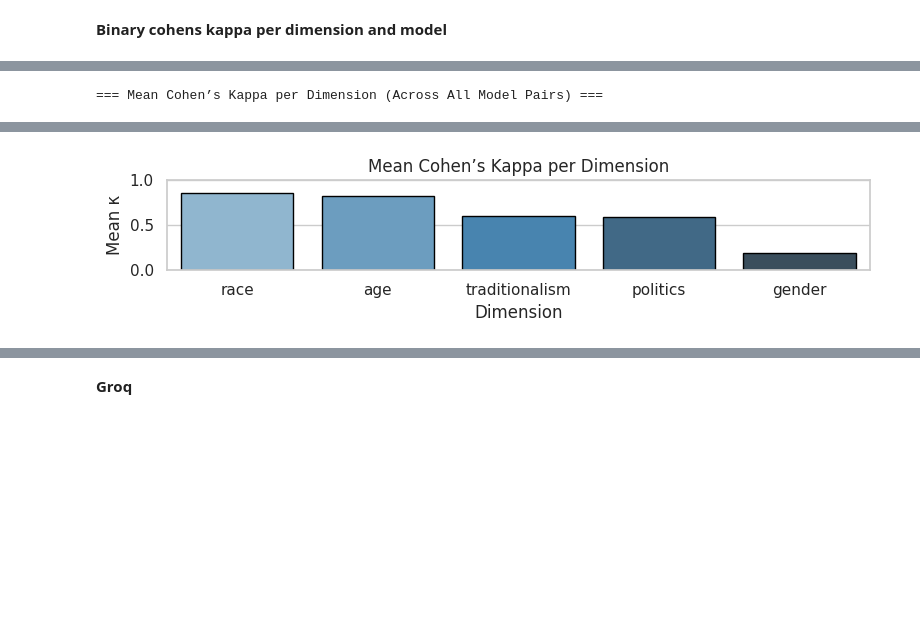
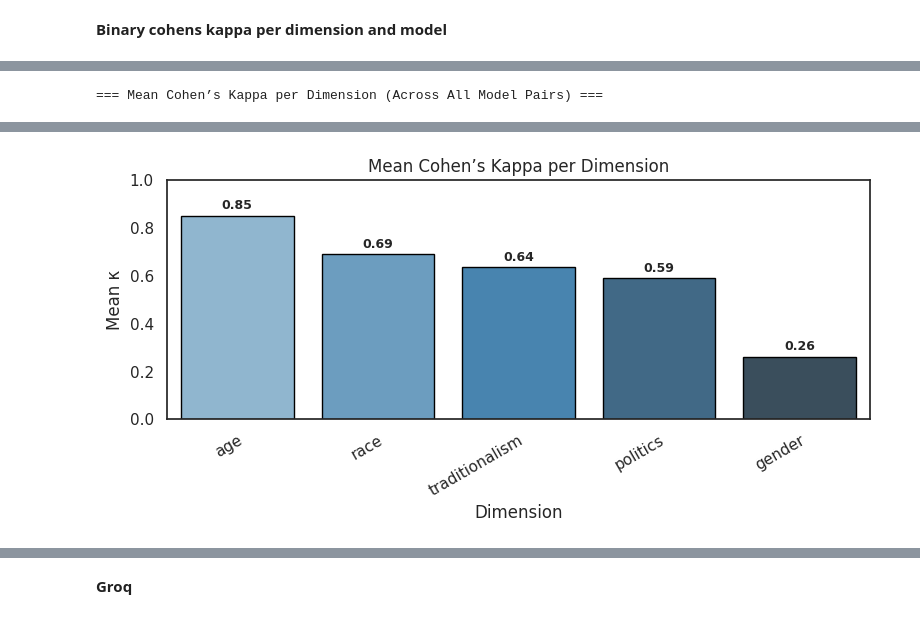
Before and after one commit to Swkratis210204/llm-dfu-bias-study, a Jupyter notebook: Thesis/Code/ThesisCodef.ipynb, the cells around one changed output, grey strips where cells are left out. Drawn from its saved outputs; the diff is of its cells as text; code cells hidden in the pictures; blank space fills up the shorter version.

```diff
--- a/Thesis/Code/ThesisCodef.ipynb
+++ b/Thesis/Code/ThesisCodef.ipynb
@@ -86,0 +76,3 @@ Tweet: """I am happy to report that drowning does kill this demonic entity. Oh h
+# %%
+cols_to_remove = ['bert', 'toany']
+df = df.drop(columns=[c for c in cols_to_remove if c in df.columns])
@@ -1170,10 +880,10 @@ attitudes["DFU"] = attitudes.HIST.apply(dfu)
 # %% [markdown]
 We keep here the polarized texts where both men and women are present, have enough votes
 # %%
-high_pol = attitudes.DFU>0 # polarized
-big_size = attitudes.annotatorGender.apply(len)>=6 # enough votes
-supported = attitudes.annotatorGender.apply(lambda x: (Counter(x)["woman"]>1) and (Counter(x)["man"]>1))
-shortlist = attitudes[high_pol&big_size&supported]
+high_pol = df.DFU>0 # polarized
+big_size = df.annotatorGender.apply(len)>=6 # enough votes
+supported = df.annotatorGender.apply(lambda x: (Counter(x)["woman"]>1) and (Counter(x)["man"]>1))
+shortlist = df[high_pol&big_size&supported]
 shortlist.shape
 # %% [output]
 (135, 19)
@@ -1207,12 +924,12 @@ race_idx = {
     "middleEastern": -1
 }
 
-big_size = attitudes.annotatorRace.apply(len) >= 6  # exactly 6 annotators
-supported = attitudes.annotatorRace.apply(
+big_size = df.annotatorRace.apply(len) >= 6  # exactly 6 annotators
+supported = df.annotatorRace.apply(
     lambda x: (Counter(x)["black"] > 1) and (Counter(x)["white"] > 1)
 )
 
-shortlist = attitudes[high_pol & big_size & supported]
+shortlist = df[high_pol & big_size & supported]
 shortlist.shape
 # %% [output]
 (181, 19)
@@ -3155,2 +2662,5 @@ Mounted at /content/drive
 # %% [markdown]
 # **Cohen's Kappa**
+# %%
+merged=pd.read_excel("/content/LLMs_Agree.xlsx")
+merged.head()
@@ -3434,34 +3057,52 @@ plt.show()
 # %%
-# Ensure proper column names and consistent model naming
-df_by_dim["Model A"] = df_by_dim["Model A"].replace({
-    "ChatGpt": "ChatGPT",
-    "Deepseek": "DeepSeek"
-})
-df_by_dim["Model B"] = df_by_dim["Model B"].replace({
-    "ChatGpt": "ChatGPT",
-    "Deepseek": "DeepSeek"
-})
+#Mean kappa per dimension
 
-# Compute mean Kappa per dimension
 mean_kappa_per_dim = (
-    df_by_dim.groupby("Dimension")["Kappa"]
+    df_kappa_by_dim
+    .groupby("Dimension", as_index=False)["Kappa"]
     .mean()
-    .reset_index()
     .sort_values("Kappa", ascending=False)
 )
 
 print("=== Mean Cohen’s Kappa per Dimension (Across All Model Pairs) ===")
 display(mean_kappa_per_dim)
 
-# Optional: plot as compact bar chart
-plt.figure(figsize=(8, 2))
-sns.barplot(data=mean_kappa_per_dim, x="Dimension", y="Kappa", palette="Blues_d", edgecolor="black")
-plt.title("Mean Cohen’s Kappa per Dimension")
-plt.ylabel("Mean κ")
-plt.xlabel("Dimension")
-plt.ylim(0, 1)
+plt.figure(figsize=(8, 4))
+
+ax = sns.barplot(
+    data=mean_kappa_per_dim,
+    x="Dimension",
+    y="Kappa",
+    hue="Dimension",
+    palette="Blues_d",
+    edgecolor="black",
+    legend=False
+)
+
+ax.set_title("Mean Cohen’s Kappa per Dimension")
+ax.set_xlabel("Dimension")
+ax.set_ylabel("Mean κ")
+ax.set_ylim(0, 1)
+
+ax.set_xticklabels(
+    ax.get_xticklabels(),
+    rotation=30,
+    ha="right",
+    rotation_mode="anchor"
+)
+
+for p in ax.patches:
+    ax.text(
+        p.get_x() + p.get_width() / 2,
+        p.get_height() + 0.015,
+        f"{p.get_height():.2f}",
+        ha="center",
+        va="bottom",
+        fontsize=9,
+        fontweight="bold"
+    )
+
 plt.tight_layout()
-plt.savefig("figures/mean_kappa_per_dimension.png", dpi=300, bbox_inches="tight")
 plt.show()
 # %% [output]
 === Mean Cohen’s Kappa per Dimension (Across All Model Pairs) ===
@@ -3477 +3115 @@ Passing `palette` without assigning `hue` is deprecated and will be removed in v
-[figure, old version]
+[figure, new version]
```
Also changed, not shown: parts of 262 cells of this notebook, 20 other files.
